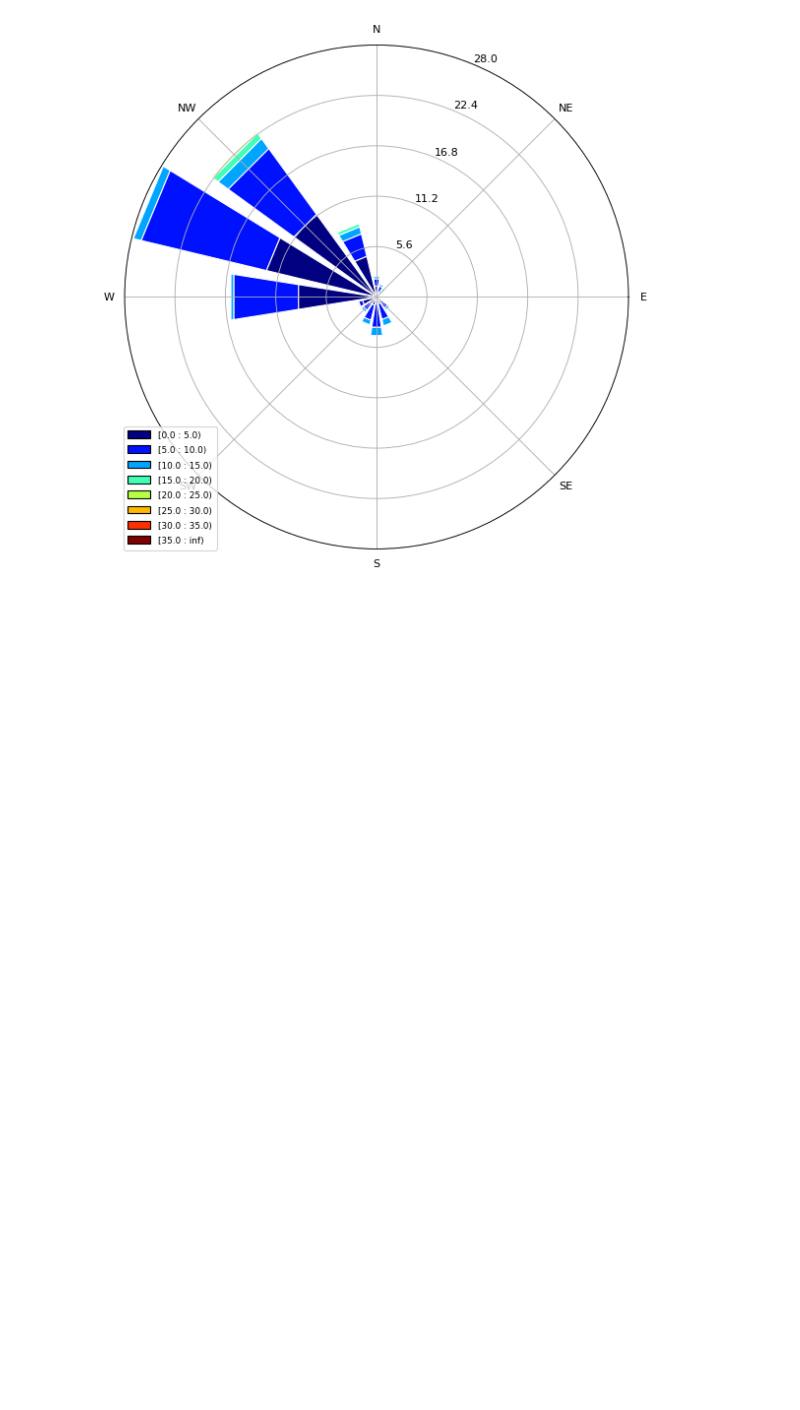
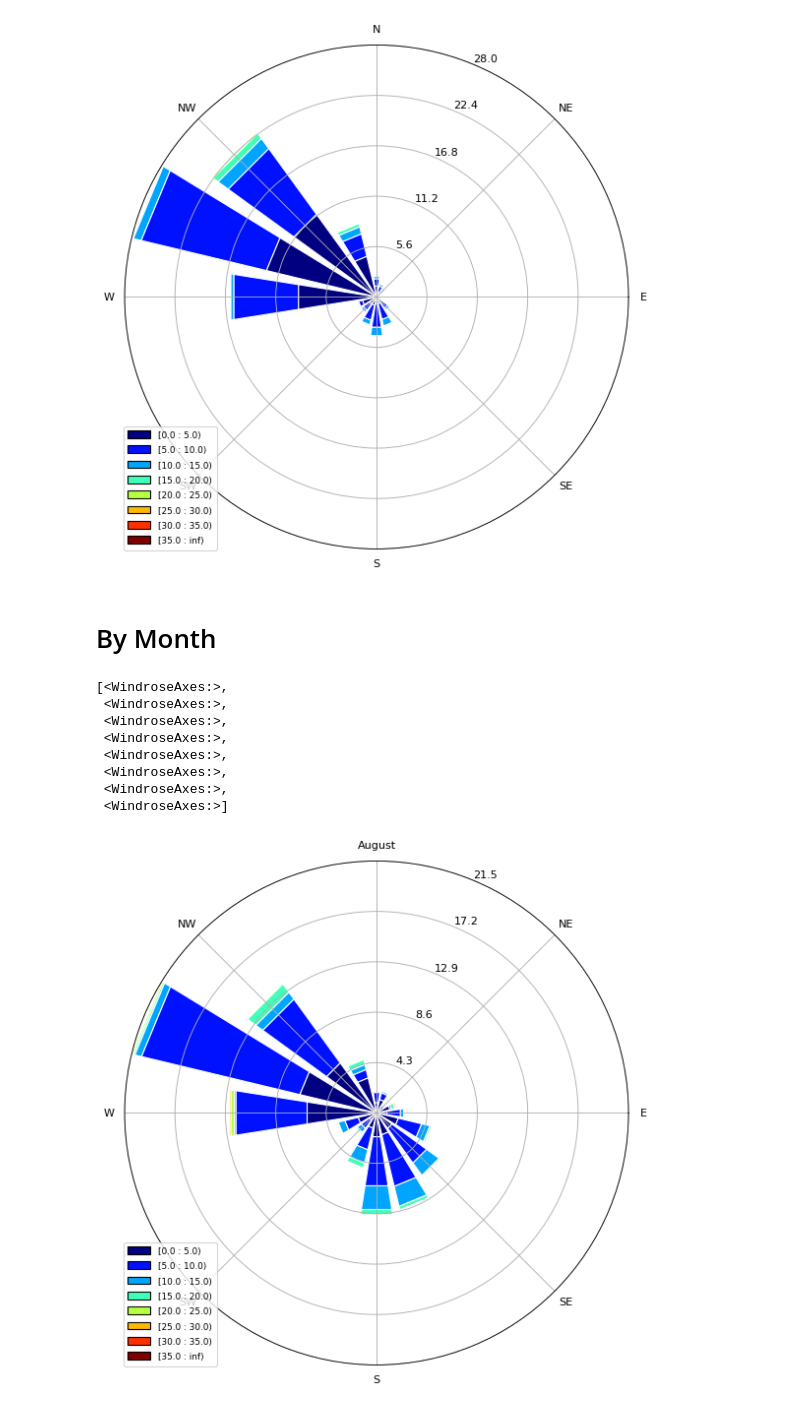
Before and after one commit to nick123pig/wind-rose, a Jupyter notebook: main.ipynb, the cells around one changed output. Drawn from its saved outputs; the diff is of its cells as text; code cells hidden in the pictures; blank space fills up the shorter version.

Commit message:
month summary

```diff
--- a/main.ipynb
+++ b/main.ipynb
@@ -180,3 +181,32 @@ ax.set_legend()
 # %% [output]
 <matplotlib.legend.Legend at 0x...>
 [figure]
+# %% [markdown]
+# By Month
+# %%
+d = pandas.DataFrame(data=all_data, columns=["date", "dir", "speed"])
+d.index = pandas.to_datetime(d.date)
+months = d.groupby(by=pandas.Grouper(freq="M"))
+ret = []
+for month in months:
+    data = month[1].to_numpy()
+    wd = numpy.array([x[1] for x in data if not is_calm(x[2])])
+    ws = numpy.array([x[2] for x in data if not is_calm(x[2])])
+    ax = WindroseAxes.from_ax()
+    ax.bar(
+        wd, ws, normed=True, opening=0.8, bins=numpy.arange(0, 40, 5), edgecolor="white"
+    )
+    ax.set_xticklabels(["E", "NE", month[0].strftime("%B"), "NW", "W", "SW", "S", "SE"])
+    ax.set_legend()
+    ret.append(ax)
+ret
+# %% [output]
+[<WindroseAxes:>,
+ <WindroseAxes:>,
+ <WindroseAxes:>,
+ <WindroseAxes:>,
+ <WindroseAxes:>,
+ <WindroseAxes:>,
+ <WindroseAxes:>,
+ <WindroseAxes:>]
+[figure, added]
```
Also changed, not shown: parts of 2 cells of this notebook, 1 other file.
